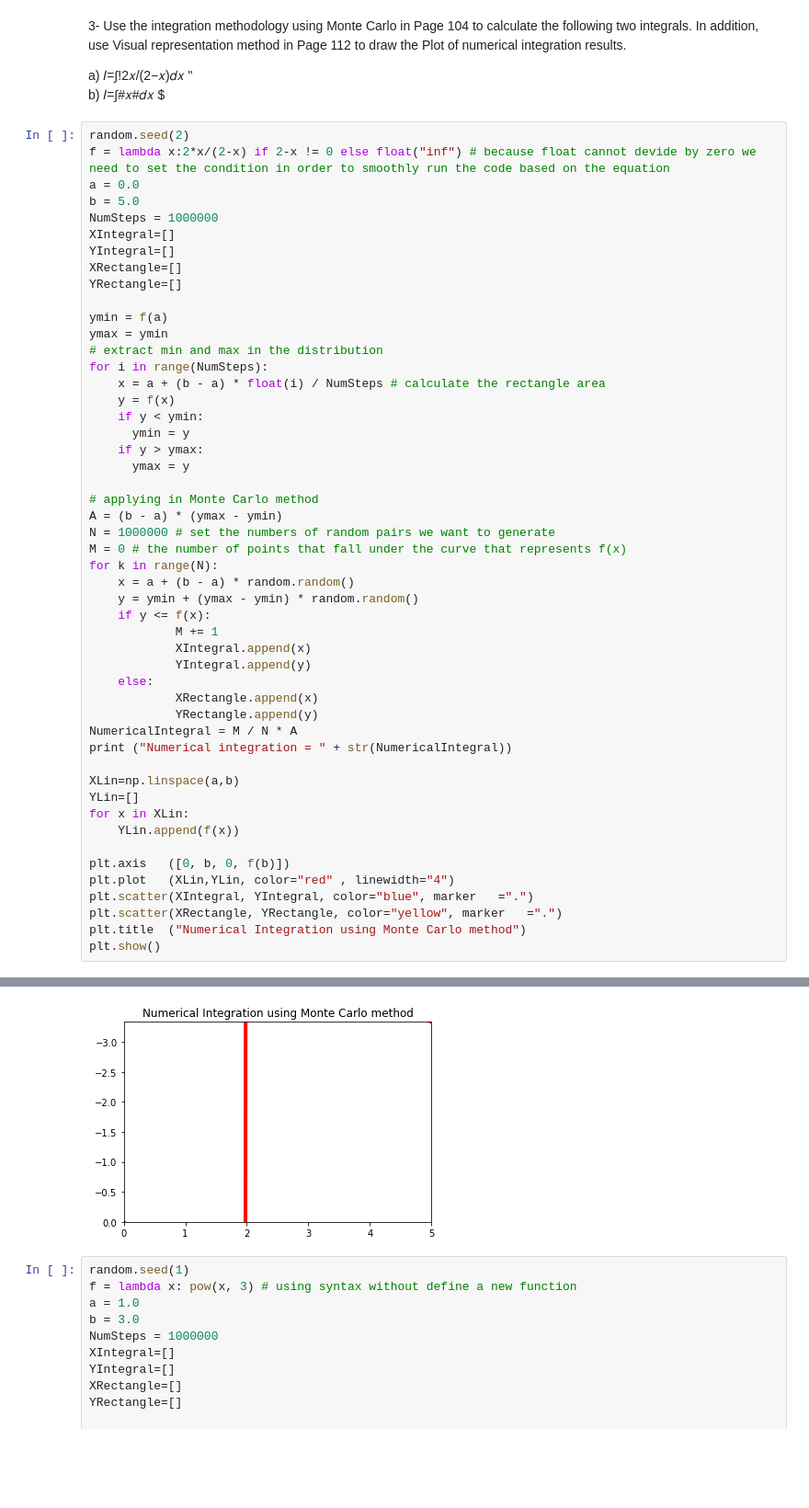
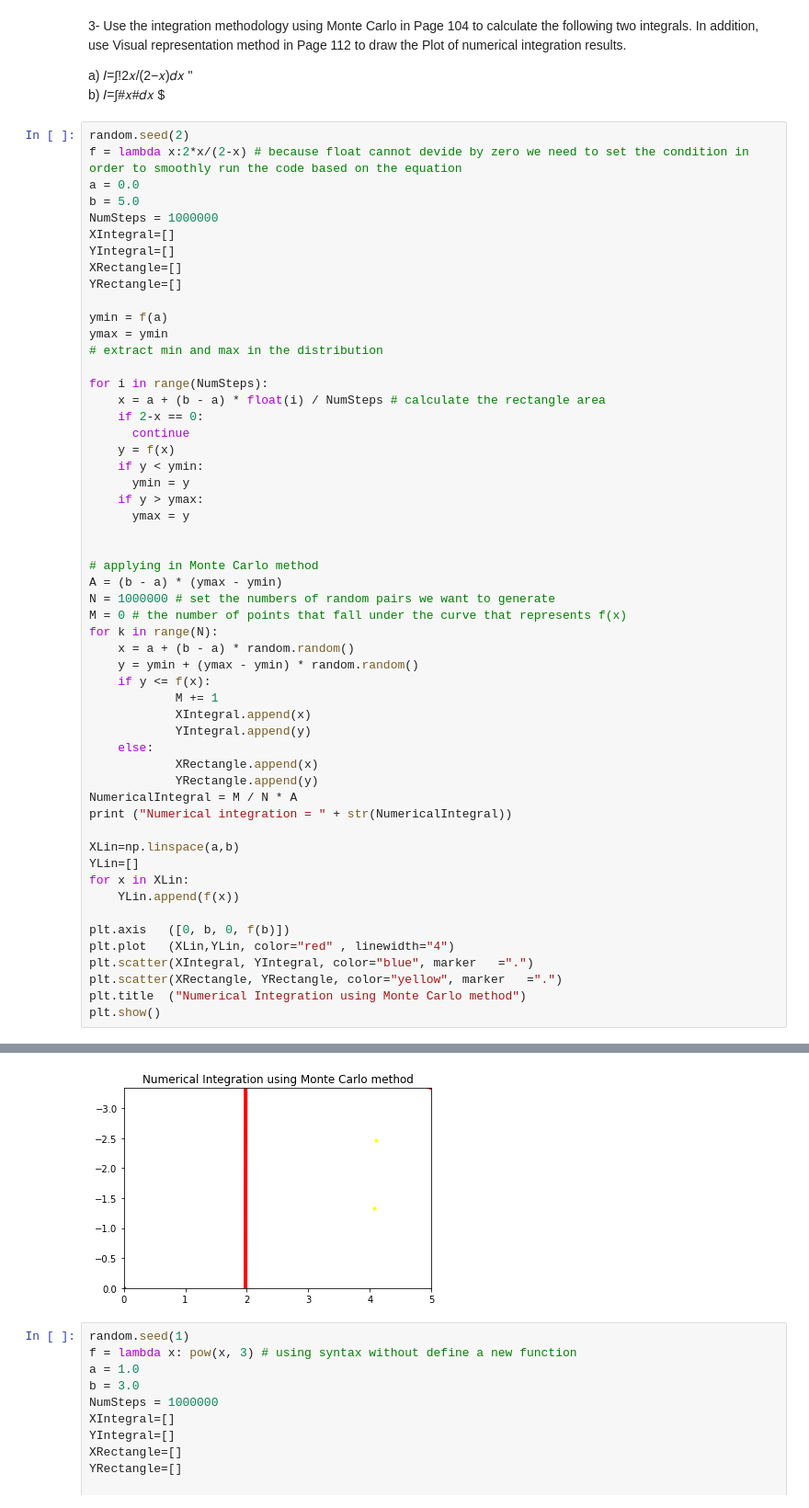
Before and after one commit to twyunting/CSC-632_Intro-to-Simulation-and-Modeling, a Jupyter notebook: homeworks/hw2/CSC-632 HW2_Coding_Yunting Chiu.ipynb, the cells around one changed output, grey strips where cells are left out. Shown at 92% size. Saved outputs shown, nothing was run; the diff lists cells and outputs as text; blank space fills up the shorter version.

```diff
--- a/homeworks/hw2/CSC-632 HW2_Coding_Yunting Chiu.ipynb
+++ b/homeworks/hw2/CSC-632 HW2_Coding_Yunting Chiu.ipynb
@@ -167,7 +167,7 @@ a) 𝐼=∫!2𝑥/(2−𝑥)𝑑𝑥 "\
 b) 𝐼=∫#𝑥#𝑑𝑥 $
 # %%
 random.seed(2)
-f = lambda x:2*x/(2-x) if 2-x != 0 else float("inf") # because float cannot devide by zero we need to set the condition in order to smoothly run the code based on the equation
+f = lambda x:2*x/(2-x) # because float cannot devide by zero we need to set the condition in order to smoothly run the code based on the equation
 a = 0.0
 b = 5.0
 NumSteps = 1000000
@@ -179,13 +179,17 @@ YRectangle=[]
 ymin = f(a)
 ymax = ymin
 # extract min and max in the distribution
+
 for i in range(NumSteps):
     x = a + (b - a) * float(i) / NumSteps # calculate the rectangle area
+    if 2-x == 0:
+      continue
     y = f(x)
     if y < ymin:
       ymin = y
     if y > ymax:
       ymax = y
+
 
 # applying in Monte Carlo method
 A = (b - a) * (ymax - ymin)
@@ -220,4 +224,4 @@ Numerical integration = nan
-[figure, old version]
+[figure, new version]
 # %%
 random.seed(1)
 f = lambda x: pow(x, 3) # using syntax without define a new function
```
Also changed, not shown: parts of 15 cells of this notebook.
